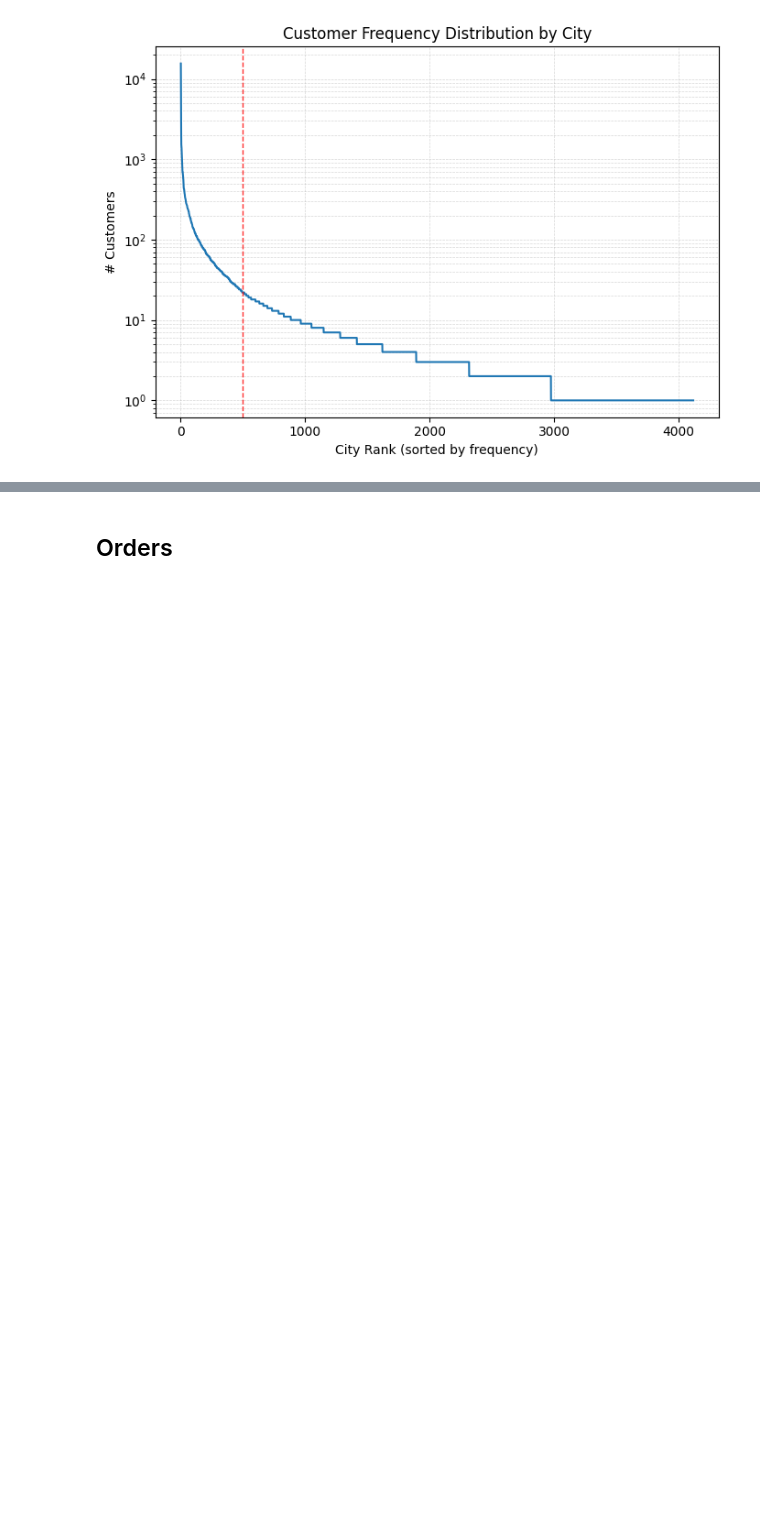
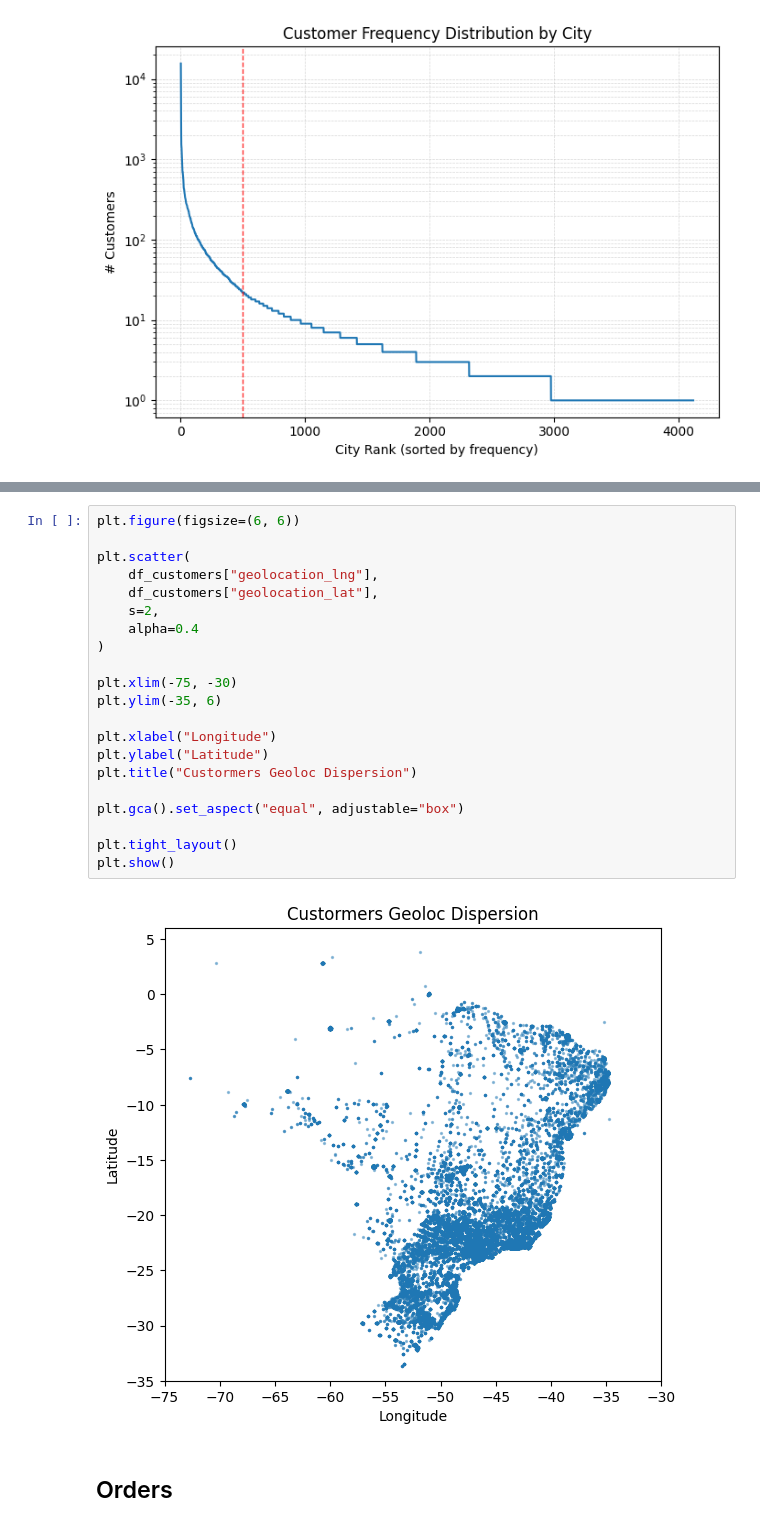
Before and after one commit to mazzacolussi/TCC-CEDS-CAUSAL-AI, a Jupyter notebook: notebooks/data_analysis/EDA.ipynb, the cells around one changed output, grey strips where cells are left out. Saved outputs shown, nothing was run; the diff lists cells and outputs as text; blank space fills up the shorter version.

```diff
--- a/notebooks/data_analysis/EDA.ipynb
+++ b/notebooks/data_analysis/EDA.ipynb
@@ -181,6 +140,29 @@ df_customers.head()
 | 2 | 4e7b3e00288586ebd08712fdd0374a03 | 060e732b5b29e8181a18229c7b0b2b5e | 1151 | sao paulo | SP | -23.531642 | ... |
 | 3 | b2b6027bc5c5109e529d4dc6358b12c3 | 259dac757896d24d7702b9acbbff3f3c | 8775 | mogi das cruzes | SP | -23.499702 | ... |
 | 4 | 4f2d8ab171c80ec8364f7c12e35b23ad | 345ecd01c38d18a9036ed96c73b8d066 | 13056 | campinas | SP | -22.975100 | ... |
+# %%
+plt.figure(figsize=(6, 6))
+
+plt.scatter(
+    df_customers["geolocation_lng"],
+    df_customers["geolocation_lat"],
+    s=2,
+    alpha=0.4
+)
+
+plt.xlim(-75, -30)
+plt.ylim(-35, 6)
+
+plt.xlabel("Longitude")
+plt.ylabel("Latitude")
+plt.title("Custormers Geoloc Dispersion")
+
+plt.gca().set_aspect("equal", adjustable="box")
+
+plt.tight_layout()
+plt.show()
+# %% [output]
+[figure, added]
 # %% [markdown]
 ## Orders
 # %%
```
Also changed, not shown: parts of 5 cells of this notebook.
